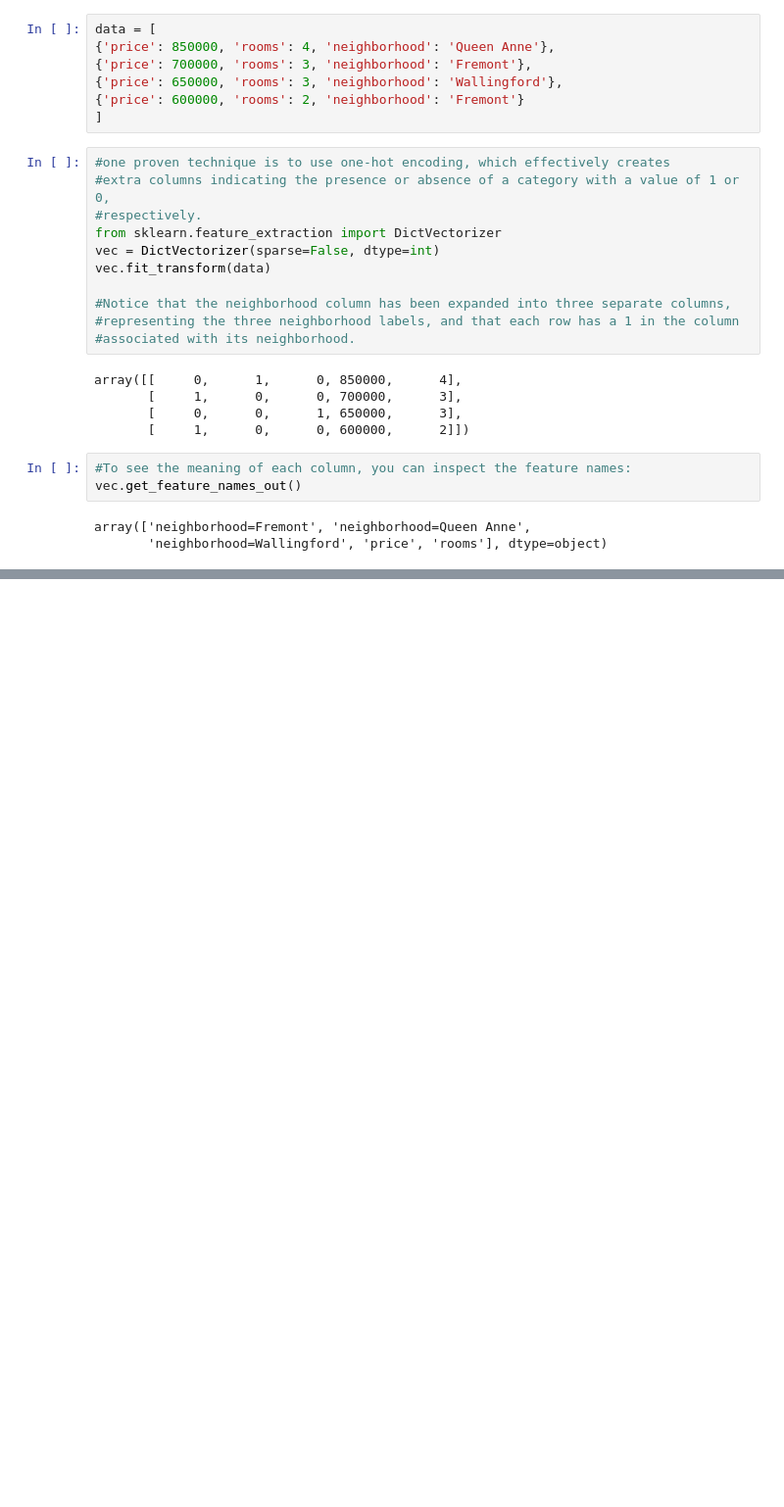
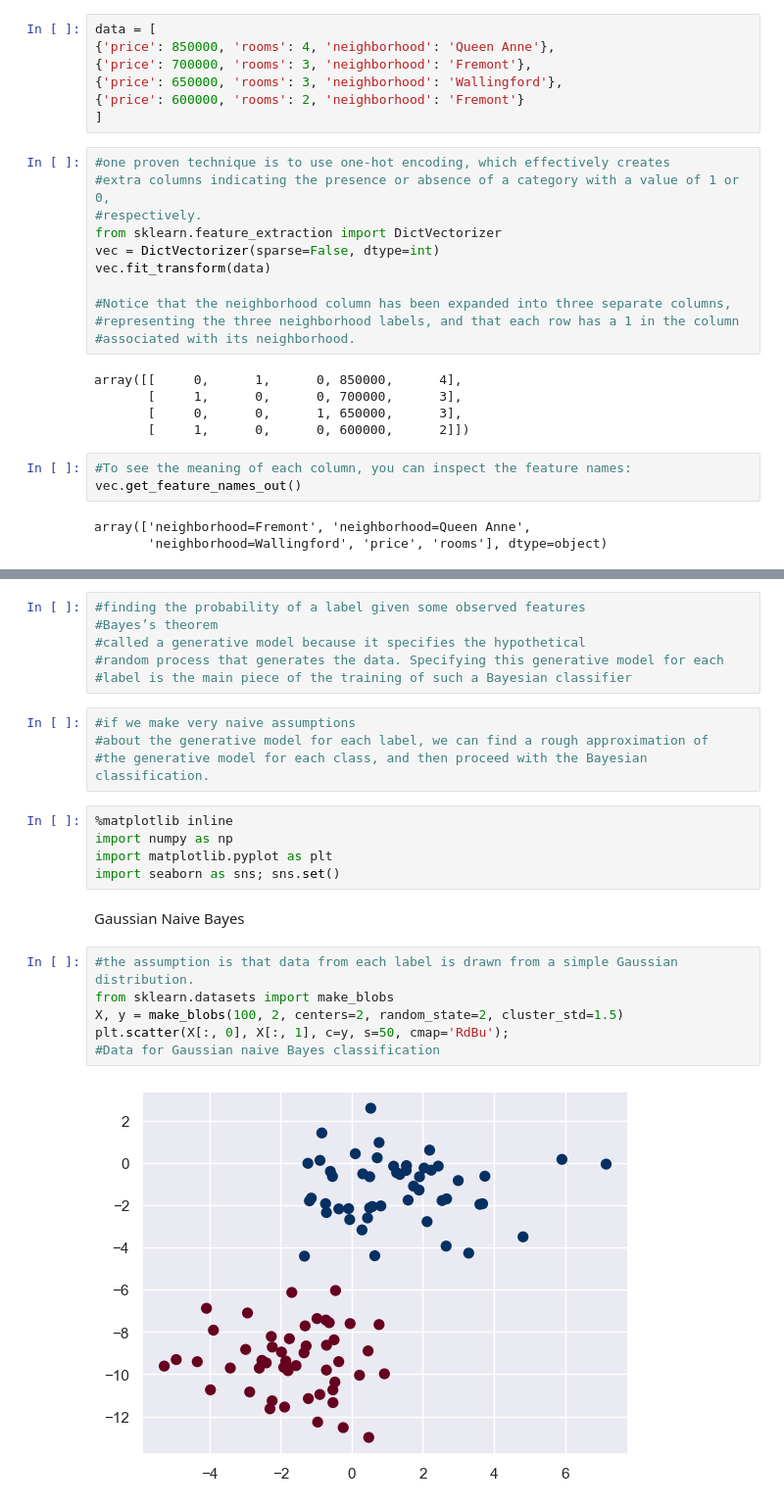
Before and after one commit to Bryan5776/Leraning_python, a Jupyter notebook: Python_data_science_book/python_data_science_book.ipynb, the cells around one changed output, grey strips where cells are left out. Shown at 98% size. Saved outputs shown, nothing was run; the diff lists cells and outputs as text; blank space fills up the shorter version.

```diff
--- a/Python_data_science_book/python_data_science_book.ipynb
+++ b/Python_data_science_book/python_data_science_book.ipynb
@@ -436,0 +536,25 @@ array(['neighborhood=Fremont', 'neighborhood=Queen Anne',
+# %%
+#finding the probability of a label given some observed features
+#Bayes’s theorem
+#called a generative model because it specifies the hypothetical
+#random process that generates the data. Specifying this generative model for each
+#label is the main piece of the training of such a Bayesian classifier
+# %%
+#if we make very naive assumptions
+#about the generative model for each label, we can find a rough approximation of
+#the generative model for each class, and then proceed with the Bayesian classification.
+# %%
+%matplotlib inline
+import numpy as np
+import matplotlib.pyplot as plt
+import seaborn as sns; sns.set()
+# %% [markdown]
+Gaussian Naive Bayes
+# %%
+#the assumption is that data from each label is drawn from a simple Gaussian distribution.
+from sklearn.datasets import make_blobs
+X, y = make_blobs(100, 2, centers=2, random_state=2, cluster_std=1.5)
+plt.scatter(X[:, 0], X[:, 1], c=y, s=50, cmap='RdBu');
+#Data for Gaussian naive Bayes classification
+# %% [output]
+[figure, added]
```
Also changed, not shown: parts of 45 cells of this notebook.
